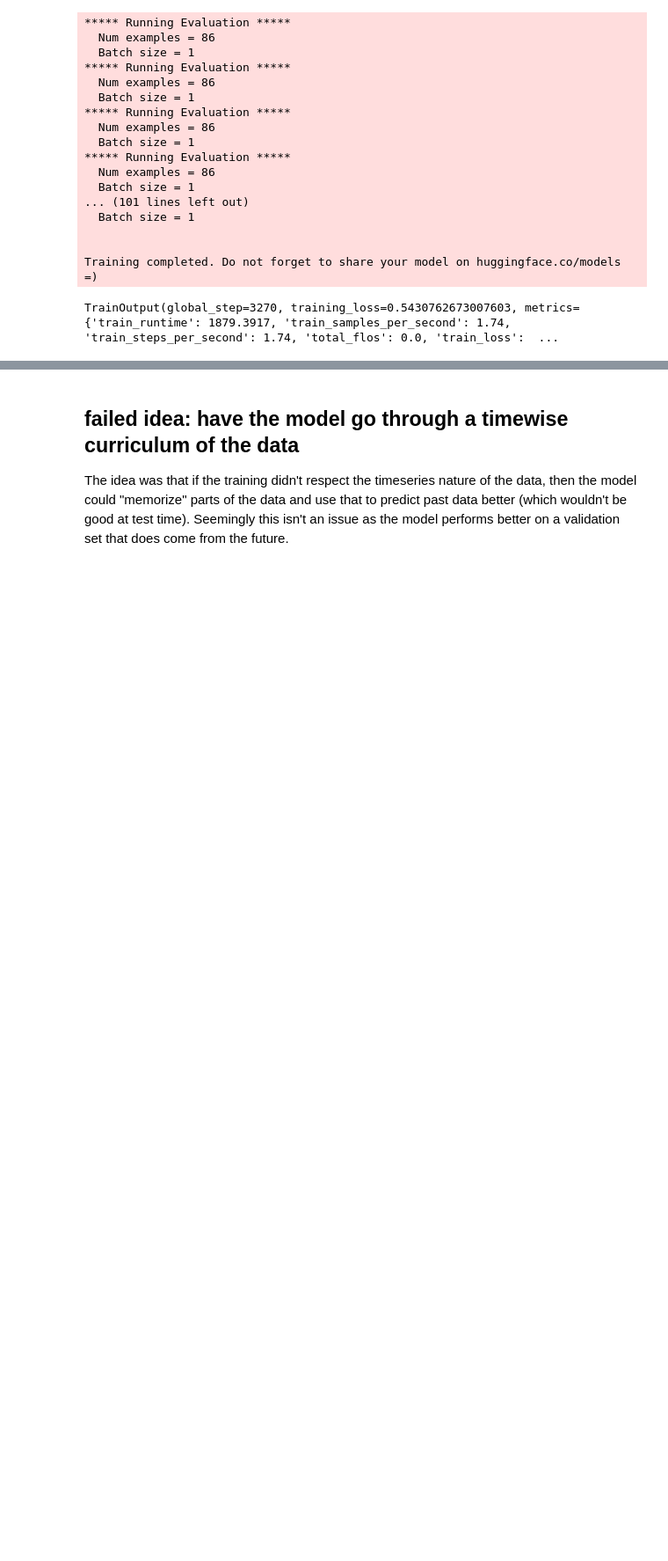
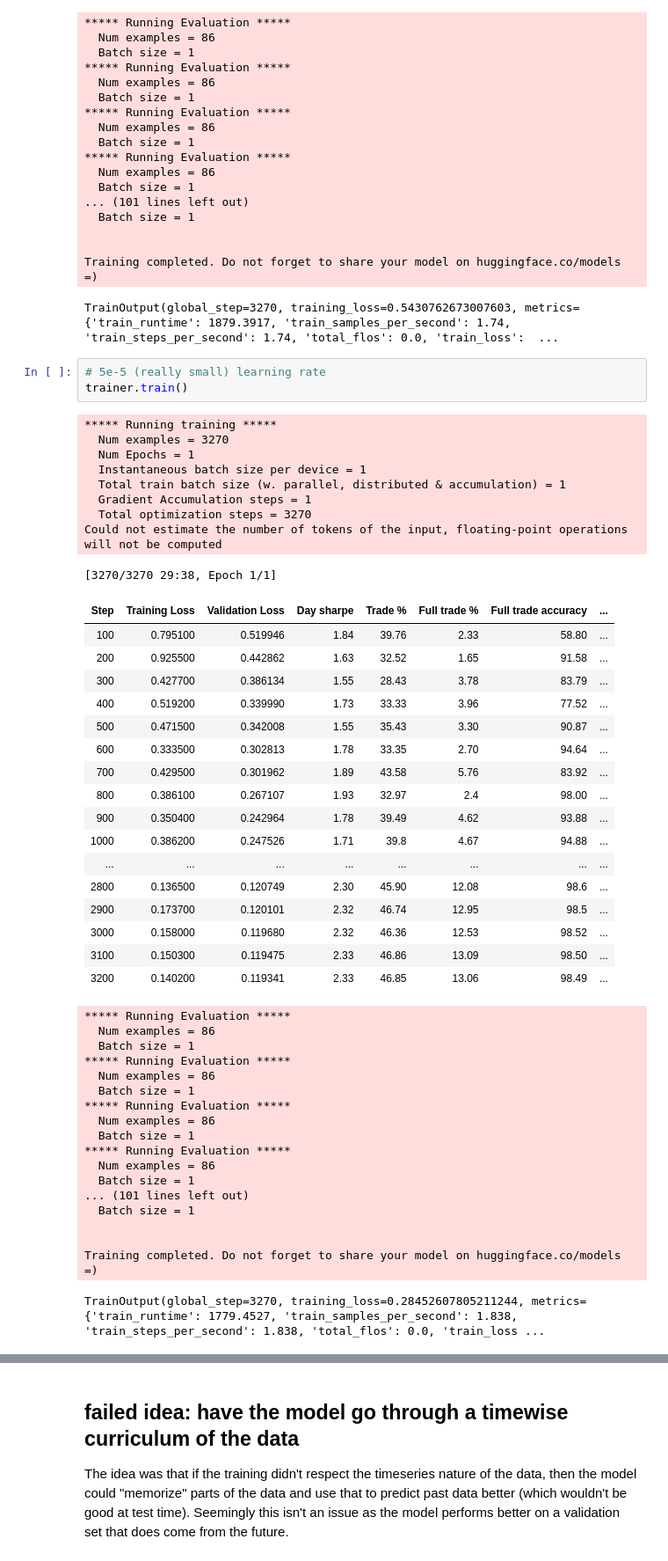
Before and after one commit to mtanghu/Transformer-Trader, a Jupyter notebook: Transformer_Modeling.ipynb, the cells around one changed output, grey strips where cells are left out. Shown at 88% size. Drawn from its saved outputs; the diff is of its cells as text; blank space fills up the shorter version.

```diff
--- a/Transformer_Modeling.ipynb
+++ b/Transformer_Modeling.ipynb
@@ -414,3 +402,51 @@ Could not estimate the number of tokens of the input, floating-point operations
 
 Training completed. Do not forget to share your model on huggingface.co/models =)
 TrainOutput(global_step=3270, training_loss=0.5430762673007603, metrics={'train_runtime': 1879.3917, 'train_samples_per_second': 1.74, 'train_steps_per_second': 1.74, 'total_flos': 0.0, 'train_loss':  ...
+# %%
+# 5e-5 (really small) learning rate
+trainer.train()
+# %% [output]
+***** Running training *****
+  Num examples = 3270
+  Num Epochs = 1
+  Instantaneous batch size per device = 1
+  Total train batch size (w. parallel, distributed & accumulation) = 1
+  Gradient Accumulation steps = 1
+  Total optimization steps = 3270
+Could not estimate the number of tokens of the input, floating-point operations will not be computed
+[3270/3270 29:38, Epoch 1/1]
+| Step | Training Loss | Validation Loss | Day sharpe | Trade % | Full trade % | Full trade accuracy | ... |
+| 100 | 0.795100 | 0.519946 | 1.84 | 39.76 | 2.33 | 58.80 | ... |
+| 200 | 0.925500 | 0.442862 | 1.63 | 32.52 | 1.65 | 91.58 | ... |
+| 300 | 0.427700 | 0.386134 | 1.55 | 28.43 | 3.78 | 83.79 | ... |
+| 400 | 0.519200 | 0.339990 | 1.73 | 33.33 | 3.96 | 77.52 | ... |
+| 500 | 0.471500 | 0.342008 | 1.55 | 35.43 | 3.30 | 90.87 | ... |
+| 600 | 0.333500 | 0.302813 | 1.78 | 33.35 | 2.70 | 94.64 | ... |
+| 700 | 0.429500 | 0.301962 | 1.89 | 43.58 | 5.76 | 83.92 | ... |
+| 800 | 0.386100 | 0.267107 | 1.93 | 32.97 | 2.4 | 98.00 | ... |
+| 900 | 0.350400 | 0.242964 | 1.78 | 39.49 | 4.62 | 93.88 | ... |
+| 1000 | 0.386200 | 0.247526 | 1.71 | 39.8 | 4.67 | 94.88 | ... |
+| ... | ... | ... | ... | ... | ... | ... | ... |
+| 2800 | 0.136500 | 0.120749 | 2.30 | 45.90 | 12.08 | 98.6 | ... |
+| 2900 | 0.173700 | 0.120101 | 2.32 | 46.74 | 12.95 | 98.5 | ... |
+| 3000 | 0.158000 | 0.119680 | 2.32 | 46.36 | 12.53 | 98.52 | ... |
+| 3100 | 0.150300 | 0.119475 | 2.33 | 46.86 | 13.09 | 98.50 | ... |
+| 3200 | 0.140200 | 0.119341 | 2.33 | 46.85 | 13.06 | 98.49 | ... |
+***** Running Evaluation *****
+  Num examples = 86
+  Batch size = 1
+***** Running Evaluation *****
+  Num examples = 86
+  Batch size = 1
+***** Running Evaluation *****
+  Num examples = 86
+  Batch size = 1
+***** Running Evaluation *****
+  Num examples = 86
+  Batch size = 1
+... (101 lines left out)
+  Batch size = 1
+
+
+Training completed. Do not forget to share your model on huggingface.co/models =)
+TrainOutput(global_step=3270, training_loss=0.28452607805211244, metrics={'train_runtime': 1779.4527, 'train_samples_per_second': 1.838, 'train_steps_per_second': 1.838, 'total_flos': 0.0, 'train_loss ...
```
Also changed, not shown: parts of 17 cells of this notebook.
